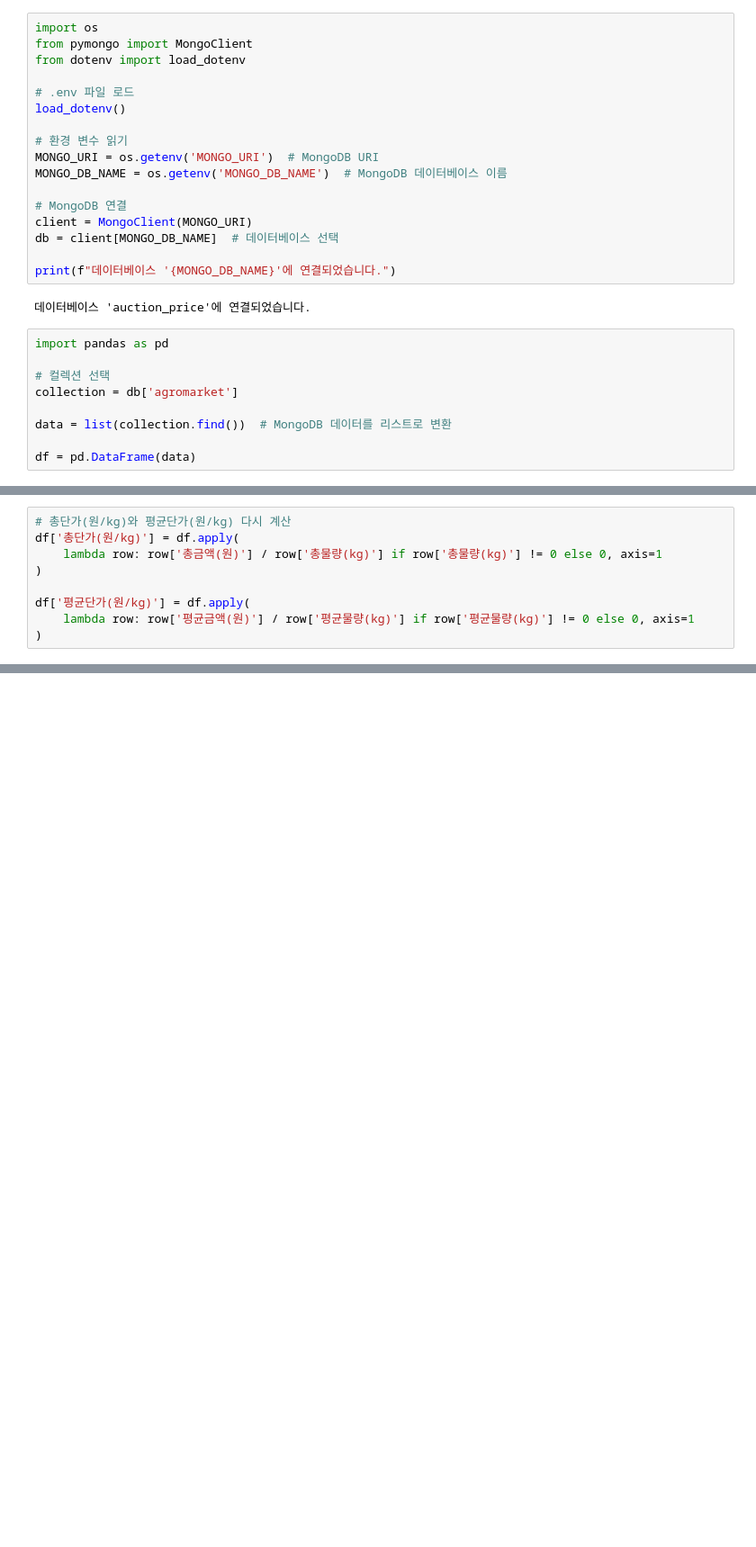
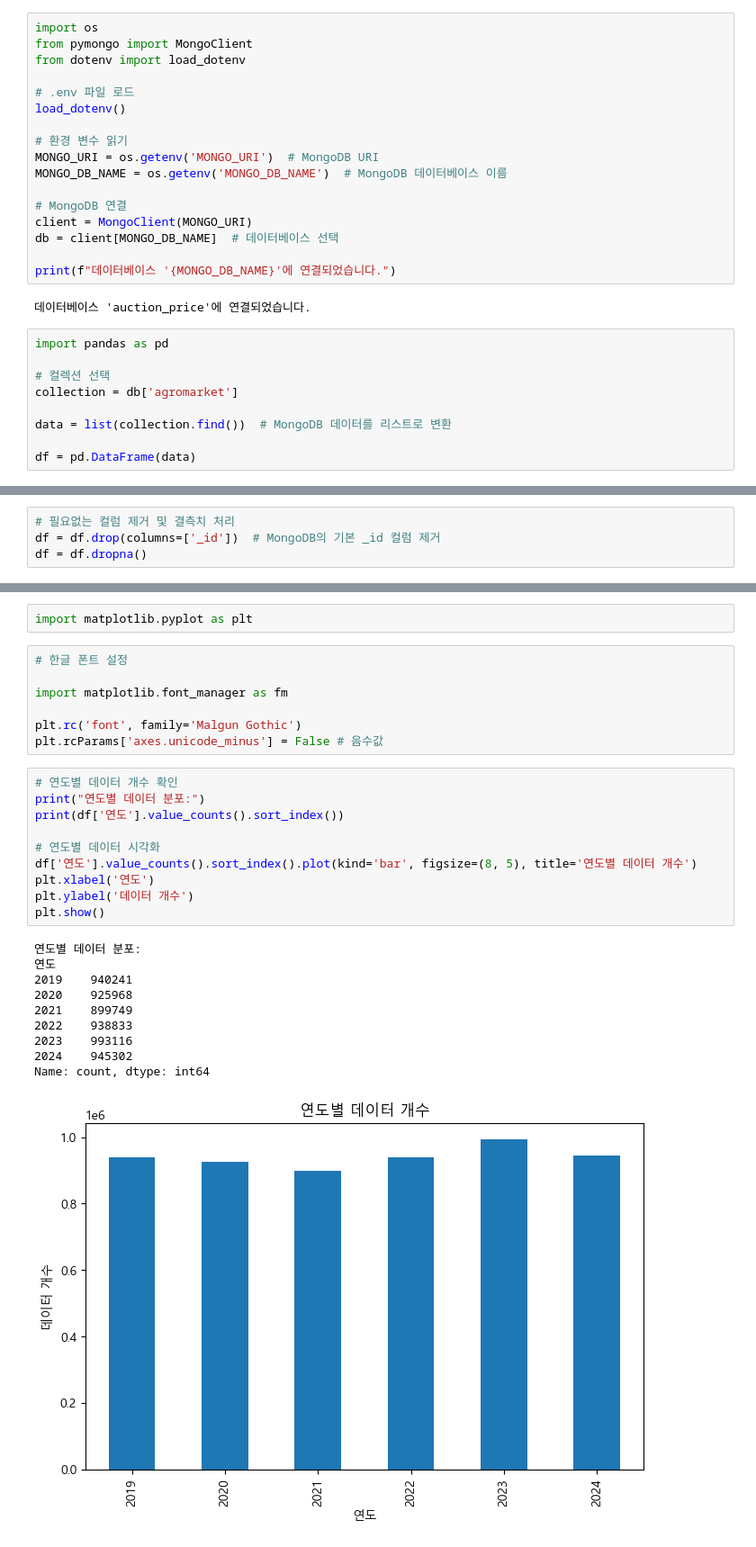
Before and after one commit to carpe-horas/Auction-Predictions, a Jupyter notebook: analysis/agromarket_analysis.ipynb, the cells around one changed output, grey strips where cells are left out. Shown at 90% size. Drawn from its saved outputs; the diff is of its cells as text; blank space fills up the shorter version.

```diff
--- a/analysis/agromarket_analysis.ipynb
+++ b/analysis/agromarket_analysis.ipynb
@@ -102,9 +101,0 @@ print(df[df['평균물량(kg)'] == 0])
-# %%
-# 총단가(원/kg)와 평균단가(원/kg) 다시 계산
-df['총단가(원/kg)'] = df.apply(
-    lambda row: row['총금액(원)'] / row['총물량(kg)'] if row['총물량(kg)'] != 0 else 0, axis=1
-)
-
-df['평균단가(원/kg)'] = df.apply(
-    lambda row: row['평균금액(원)'] / row['평균물량(kg)'] if row['평균물량(kg)'] != 0 else 0, axis=1
-)
@@ -110,0 +135,4 @@ df['평균단가(원/kg)'] = df.apply(
+# %%
+# 필요없는 컬럼 제거 및 결측치 처리
+df = df.drop(columns=['_id'])  # MongoDB의 기본 _id 컬럼 제거
+df = df.dropna()
@@ -110,0 +159,30 @@ df['평균단가(원/kg)'] = df.apply(
+# %%
+import matplotlib.pyplot as plt
+# %%
+# 한글 폰트 설정
+
+import matplotlib.font_manager as fm
+
+plt.rc('font', family='Malgun Gothic')
+plt.rcParams['axes.unicode_minus'] = False # 음수값
+# %%
+# 연도별 데이터 개수 확인
+print("연도별 데이터 분포:")
+print(df['연도'].value_counts().sort_index())
+
+# 연도별 데이터 시각화
+df['연도'].value_counts().sort_index().plot(kind='bar', figsize=(8, 5), title='연도별 데이터 개수')
+plt.xlabel('연도')
+plt.ylabel('데이터 개수')
+plt.show()
+# %% [output]
+연도별 데이터 분포:
+연도
+2019    940241
+2020    925968
+2021    899749
+2022    938833
+2023    993116
+2024    945302
+Name: count, dtype: int64
+[figure, added]
```
Also changed, not shown: parts of 24 cells of this notebook, 8 other files.
